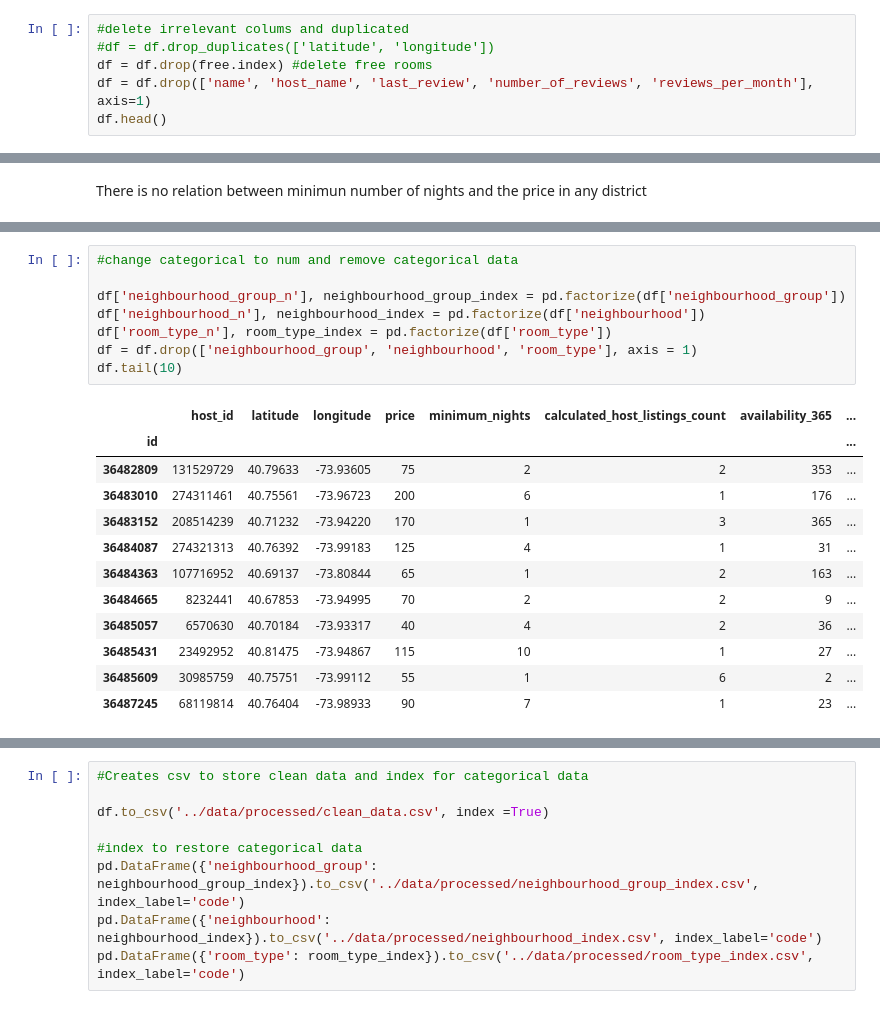
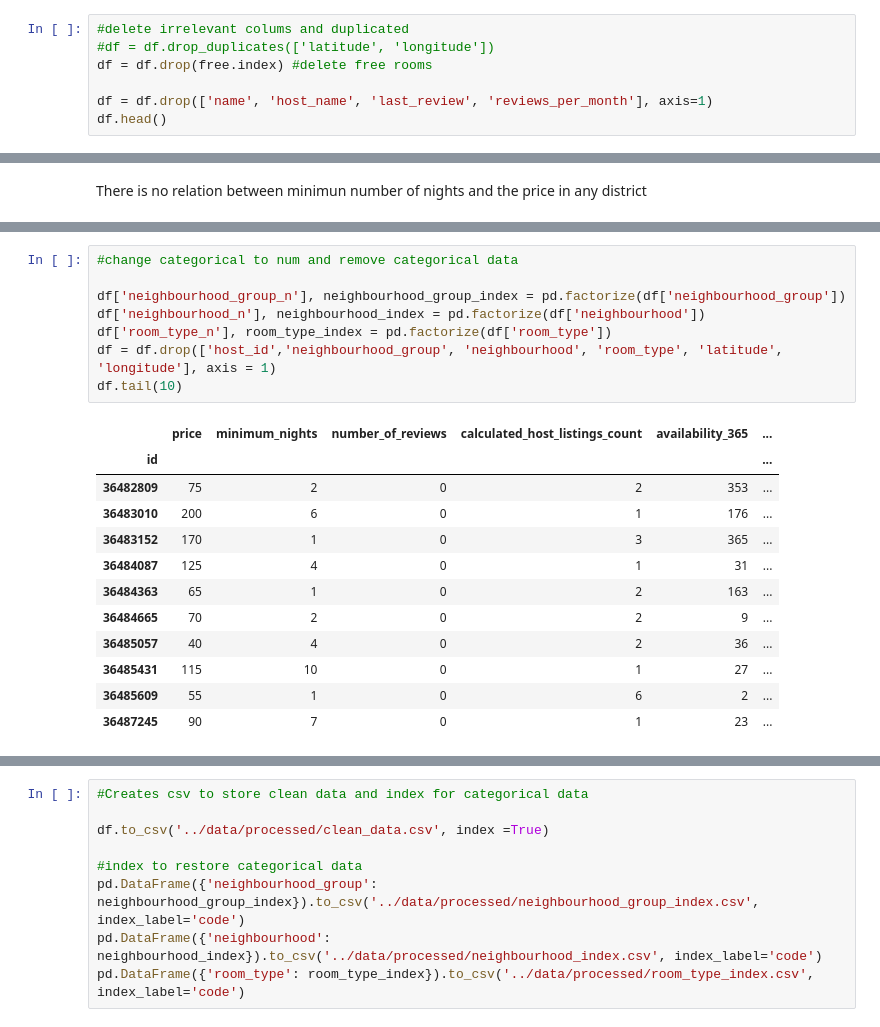
Before and after one commit to 4GeeksAcademy/iagorivadulla-machine-learning-python-template, a Jupyter notebook: src/explore.ipynb, the cells around one changed output, grey strips where cells are left out. Saved outputs shown, nothing was run; the diff lists cells and outputs as text.

```diff
--- a/src/explore.ipynb
+++ b/src/explore.ipynb
@@ -77,7 +142,8 @@ memory usage: 1.4+ KB
 #delete irrelevant colums and duplicated
 #df = df.drop_duplicates(['latitude', 'longitude'])
 df = df.drop(free.index) #delete free rooms
-df = df.drop(['name', 'host_name', 'last_review', 'number_of_reviews', 'reviews_per_month'], axis=1)
+
+df = df.drop(['name', 'host_name', 'last_review', 'reviews_per_month'], axis=1)
 df.head()
 # %% [output]
 |  | host_id | neighbourhood_group | neighbourhood | latitude | longitude | room_type | price | minimum_nights | ... |
@@ -235,21 +398,21 @@ sns.pairplot(df, hue='neighbourhood_group')
 # %%
 #change categorical to num and remove categorical data
 
 df['neighbourhood_group_n'], neighbourhood_group_index = pd.factorize(df['neighbourhood_group'])
 df['neighbourhood_n'], neighbourhood_index = pd.factorize(df['neighbourhood'])
 df['room_type_n'], room_type_index = pd.factorize(df['room_type'])
-df = df.drop(['neighbourhood_group', 'neighbourhood', 'room_type'], axis = 1)
+df = df.drop(['host_id','neighbourhood_group', 'neighbourhood', 'room_type', 'latitude', 'longitude'], axis = 1)
 df.tail(10)
 # %% [output]
-|  | host_id | latitude | longitude | price | minimum_nights | calculated_host_listings_count | availability_365 | ... |
-| id |  |  |  |  |  |  |  | ... |
-| 36482809 | 131529729 | 40.79633 | -73.93605 | 75 | 2 | 2 | 353 | ... |
-| 36483010 | 274311461 | 40.75561 | -73.96723 | 200 | 6 | 1 | 176 | ... |
-| 36483152 | 208514239 | 40.71232 | -73.94220 | 170 | 1 | 3 | 365 | ... |
-| 36484087 | 274321313 | 40.76392 | -73.99183 | 125 | 4 | 1 | 31 | ... |
-| 36484363 | 107716952 | 40.69137 | -73.80844 | 65 | 1 | 2 | 163 | ... |
-| 36484665 | 8232441 | 40.67853 | -73.94995 | 70 | 2 | 2 | 9 | ... |
-| 36485057 | 6570630 | 40.70184 | -73.93317 | 40 | 4 | 2 | 36 | ... |
-| 36485431 | 23492952 | 40.81475 | -73.94867 | 115 | 10 | 1 | 27 | ... |
-| 36485609 | 30985759 | 40.75751 | -73.99112 | 55 | 1 | 6 | 2 | ... |
-| 36487245 | 68119814 | 40.76404 | -73.98933 | 90 | 7 | 1 | 23 | ... |
+|  | price | minimum_nights | number_of_reviews | calculated_host_listings_count | availability_365 | ... |
+| id |  |  |  |  |  | ... |
+| 36482809 | 75 | 2 | 0 | 2 | 353 | ... |
+| 36483010 | 200 | 6 | 0 | 1 | 176 | ... |
+| 36483152 | 170 | 1 | 0 | 3 | 365 | ... |
+| 36484087 | 125 | 4 | 0 | 1 | 31 | ... |
+| 36484363 | 65 | 1 | 0 | 2 | 163 | ... |
+| 36484665 | 70 | 2 | 0 | 2 | 9 | ... |
+| 36485057 | 40 | 4 | 0 | 2 | 36 | ... |
+| 36485431 | 115 | 10 | 0 | 1 | 27 | ... |
+| 36485609 | 55 | 1 | 0 | 6 | 2 | ... |
+| 36487245 | 90 | 7 | 0 | 1 | 23 | ... |
```
Also changed, not shown: parts of 17 cells of this notebook, 2 other files.
